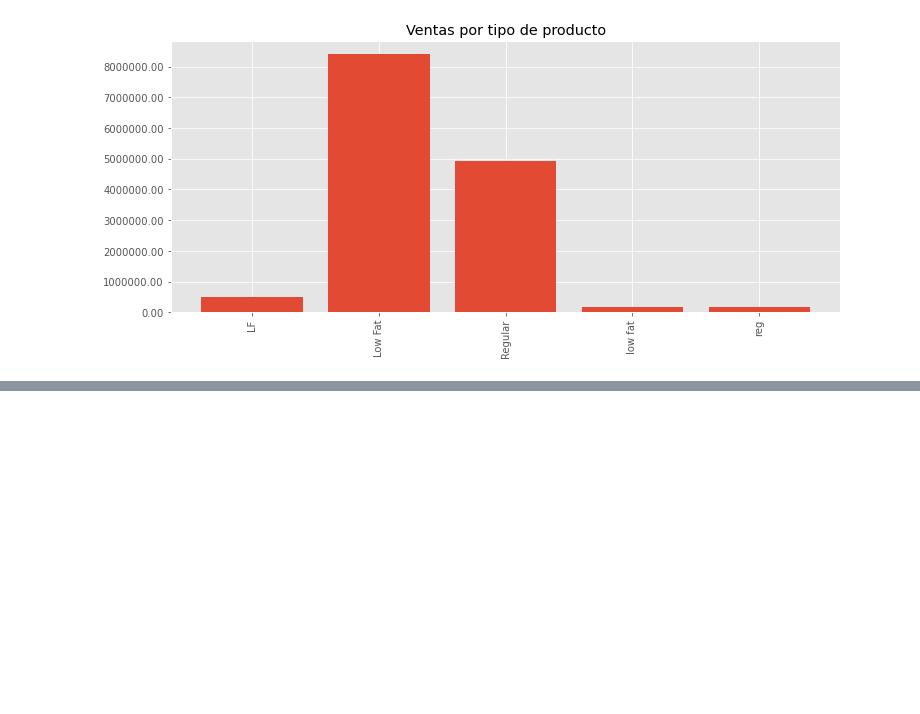
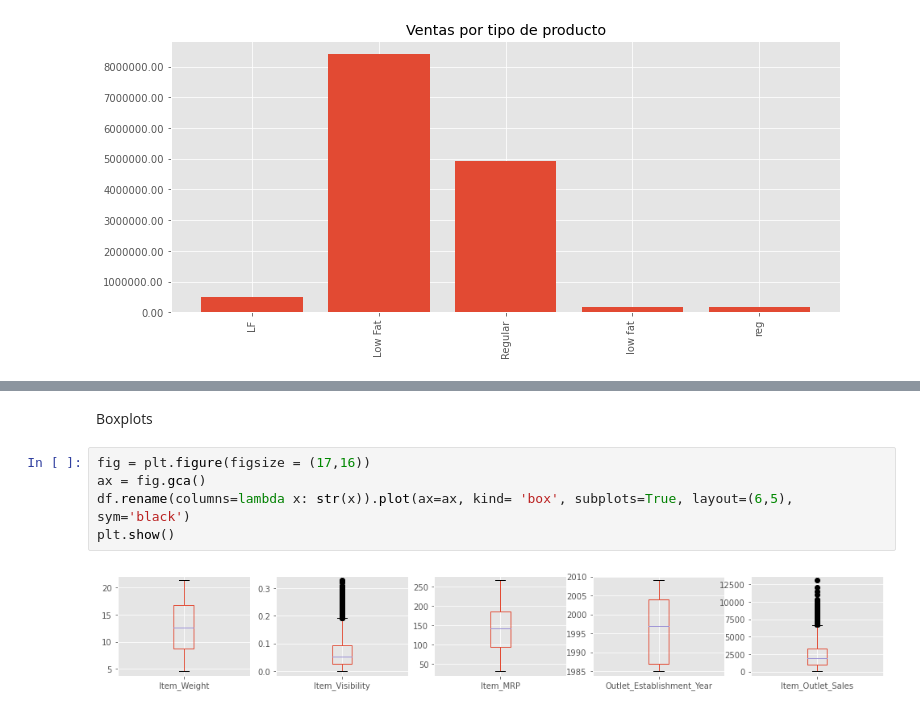
Before and after one commit to Ricardo-Bautista-H/Bigmart-Sales-Predictions, a Jupyter notebook: Predicción_Ventas.ipynb, the cells around one changed output, grey strips where cells are left out. Drawn from its saved outputs; the diff is of its cells as text; blank space fills up the shorter version.

```diff
--- a/Predicción_Ventas.ipynb
+++ b/Predicción_Ventas.ipynb
@@ -255,0 +281,9 @@ ax.yaxis.set_major_formatter(matplotlib.ticker.FormatStrFormatter("%.2f"))
+# %% [markdown]
+Boxplots
+# %%
+fig = plt.figure(figsize = (17,16))
+ax = fig.gca()
+df.rename(columns=lambda x: str(x)).plot(ax=ax, kind= 'box', subplots=True, layout=(6,5), sym='black')
+plt.show()
+# %% [output]
+[figure, added]
```
Also changed, not shown: parts of 12 cells of this notebook.
